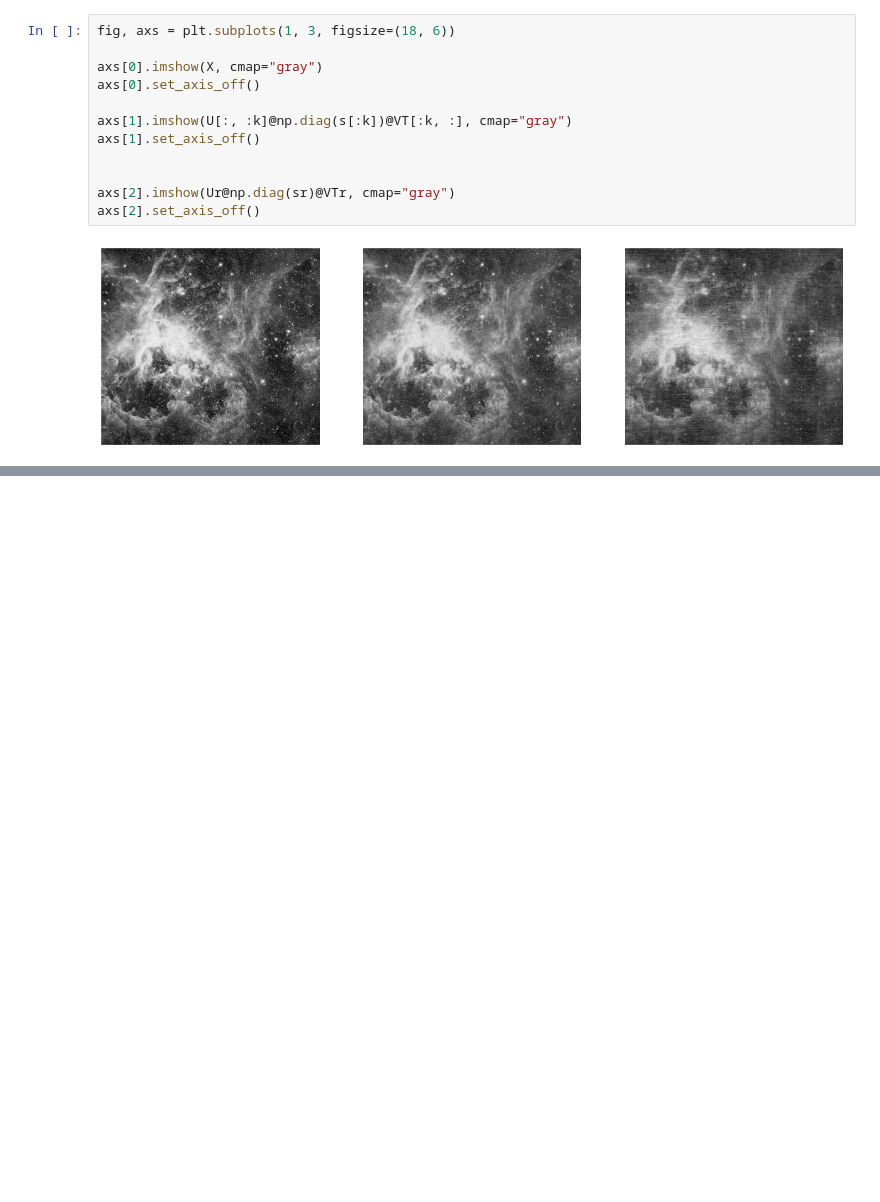
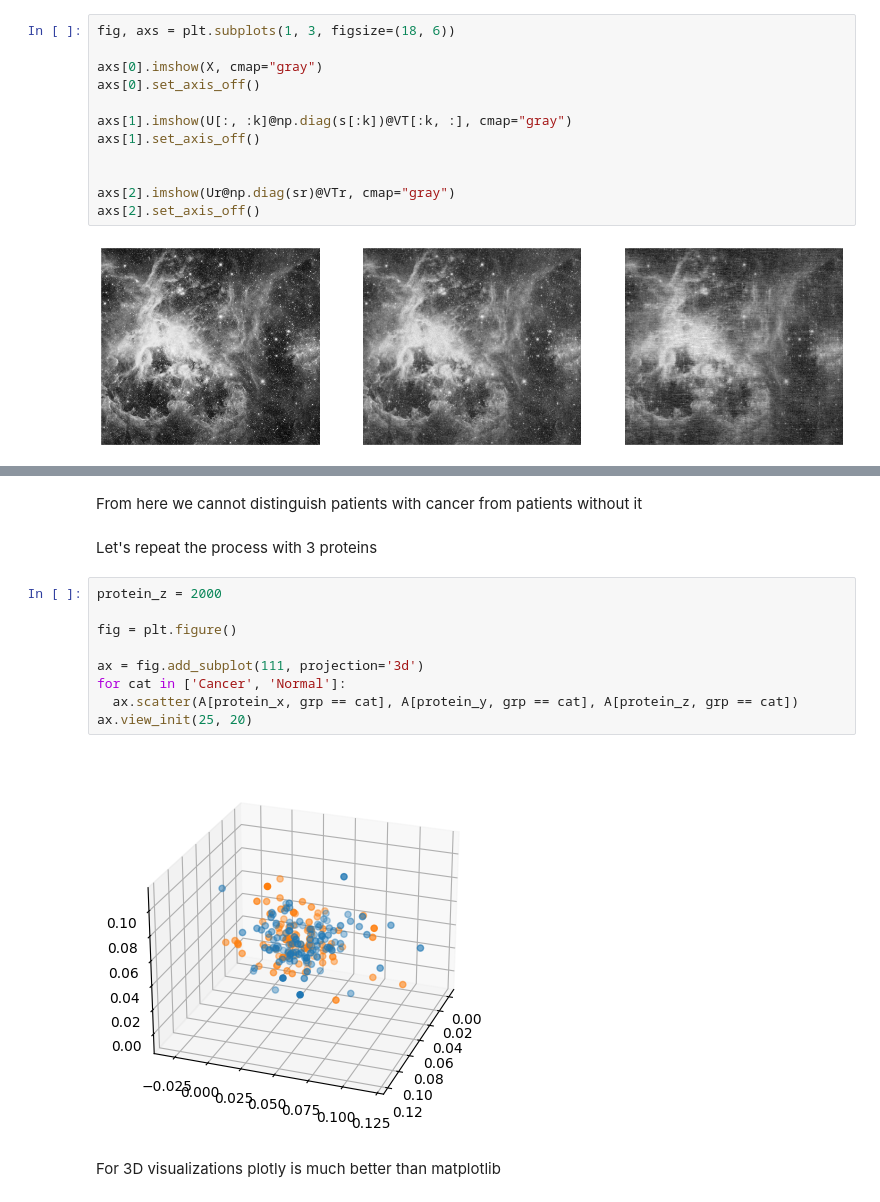
Before and after one commit to edogriba/NAML-2024, a Jupyter notebook: LAB02.ipynb, the cells around one changed output, grey strips where cells are left out. Saved outputs shown, nothing was run; the diff lists cells and outputs as text; blank space fills up the shorter version.

```diff
--- a/LAB02.ipynb
+++ b/LAB02.ipynb
@@ -92,0 +123,17 @@ the number of features is 4000
+# %% [markdown]
+From here we cannot distinguish patients with cancer from patients without it
+# %% [markdown]
+ Let's repeat the process with 3 proteins
+# %%
+protein_z = 2000
+
+fig = plt.figure()
+
+ax = fig.add_subplot(111, projection='3d')
+for cat in ['Cancer', 'Normal']:
+  ax.scatter(A[protein_x, grp == cat], A[protein_y, grp == cat], A[protein_z, grp == cat])
+ax.view_init(25, 20)
+# %% [output]
+[figure, added]
+# %% [markdown]
+For 3D visualizations plotly is much better than matplotlib
```
Also changed, not shown: parts of 46 cells of this notebook.
